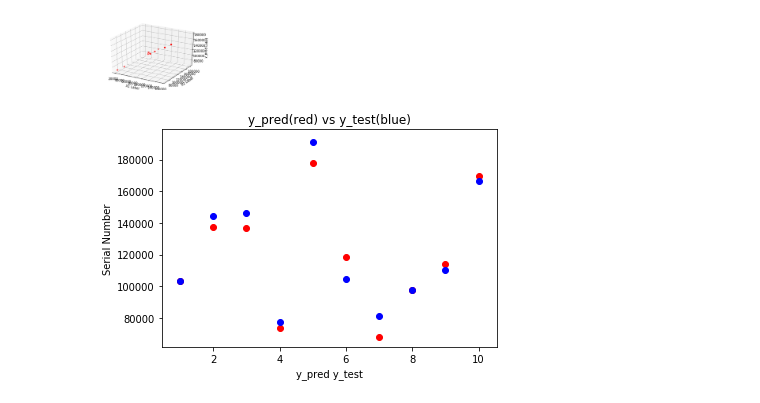
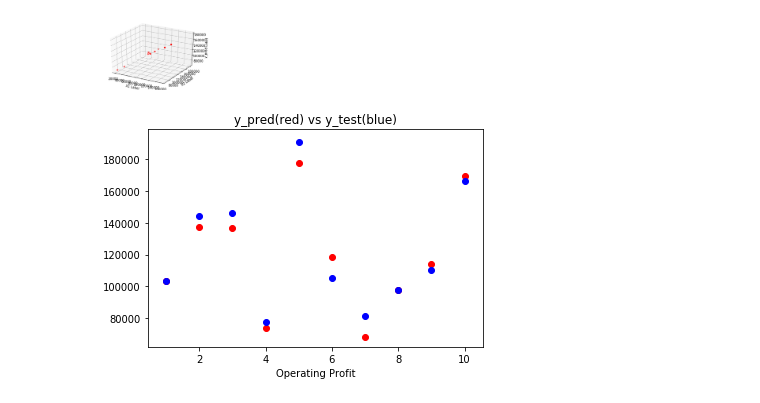
Before and after one commit to bansalrishi/MachineLearningWithPython_UD, a Jupyter notebook: 02. Multiple Linear Regression.ipynb, the cells around one changed output. Drawn from its saved outputs; the diff is of its cells as text; code cells hidden in the pictures.

```diff
--- a/02. Multiple Linear Regression.ipynb
+++ b/02. Multiple Linear Regression.ipynb
@@ -57,12 +57,12 @@ plt.show()
 # %%
 # Visualising the results
 from mpl_toolkits.mplot3d import Axes3D
 x_serial = list(range(1, len(y_pred) + 1))
 plt.scatter(x_serial, y_pred, color = 'red')
 plt.scatter(x_serial, y_test, color = 'blue')
 plt.title('y_pred(red) vs y_test(blue)')
-plt.xlabel('y_pred y_test')
-plt.ylabel('Serial Number')
+plt.xlabel('Operating Profit')
+plt.ylabel('')
 plt.show()
 # %% [output]
-[figure, old version]
+[figure, new version]
```
Also changed, not shown: 2 other files.
